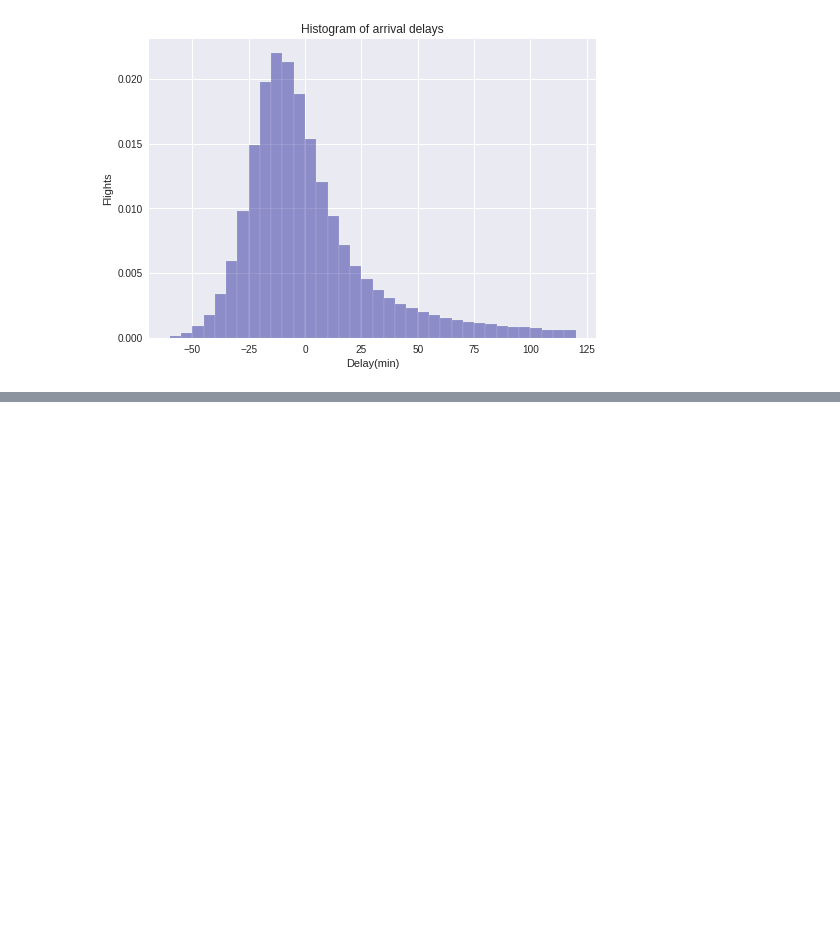
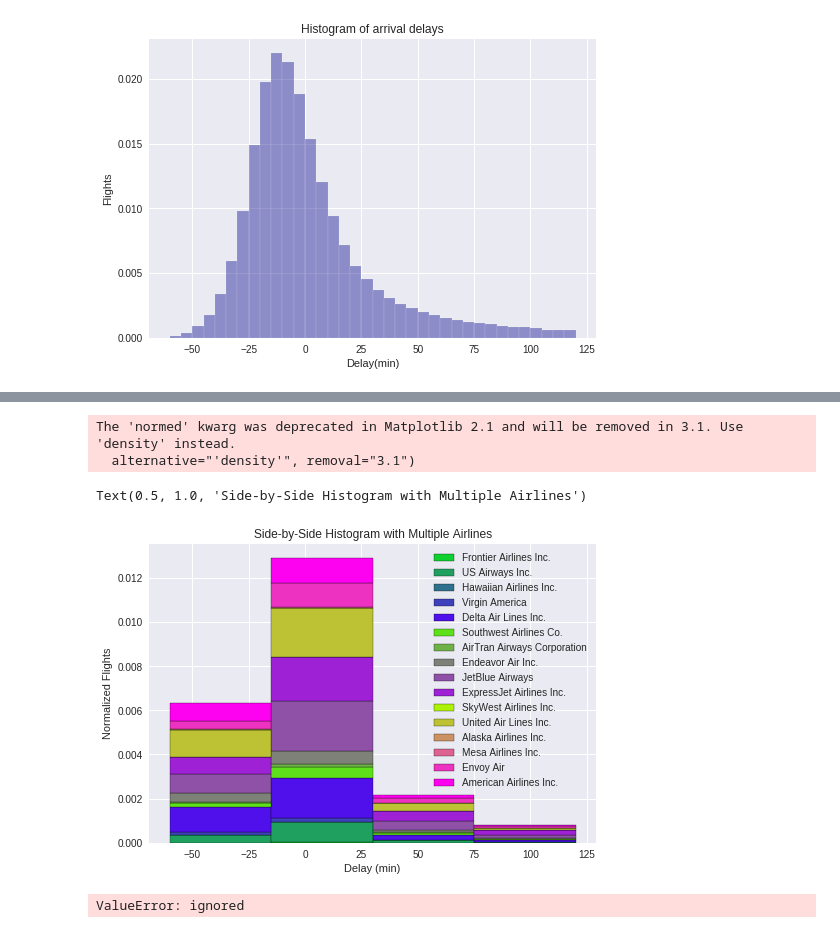
Before and after one commit to saindeepak/Data_analysis, a Jupyter notebook: Untitled0.ipynb, the cells around one changed output, grey strips where cells are left out. Cells and saved outputs as stored; diff of their text form; code cells hidden in the pictures; blank space fills up the shorter version.

```diff
--- a/Untitled0.ipynb
+++ b/Untitled0.ipynb
@@ -75,0 +109,27 @@ Text(0.5, 1.0, 'Side-by-Side Histogram with Multiple Airlines')
+# %%
+
+plt.hist([x1, x2, x3, x4, x5 , x6 , x7 , x8 , x9 , x10 , x11 , x12 , x13 , x14 , x15 , x16], bins = int(180/45), normed=True,
+         color = f[1:], label=b ,edgecolor = 'black',stacked = True)
+
+#Plot formatting
+plt.legend()
+plt.xlabel('Delay (min)')
+plt.ylabel('Normalized Flights')
+plt.title('Side-by-Side Histogram with Multiple Airlines')
+# %% [output]
+The 'normed' kwarg was deprecated in Matplotlib 2.1 and will be removed in 3.1. Use 'density' instead.
+  alternative="'density'", removal="3.1")
+Text(0.5, 1.0, 'Side-by-Side Histogram with Multiple Airlines')
+[figure, added]
+# %%
+for i in b:
+  subset = dataset[dataset['name'] == b]
+
+  sns.distplot(subset['arr_delay'],hist = False ,kde = True,bins = int(180/5),kde_kws={'linewidth':3} ,label = i)
+
+#plot formatting
+plt.title('Histogram of arrival delays')
+plt.xlabel('Delay(min)')
+plt.ylabel('Flights')
+# %% [output]
+ValueError: ignored
```
Also changed, not shown: parts of 6 cells of this notebook.
